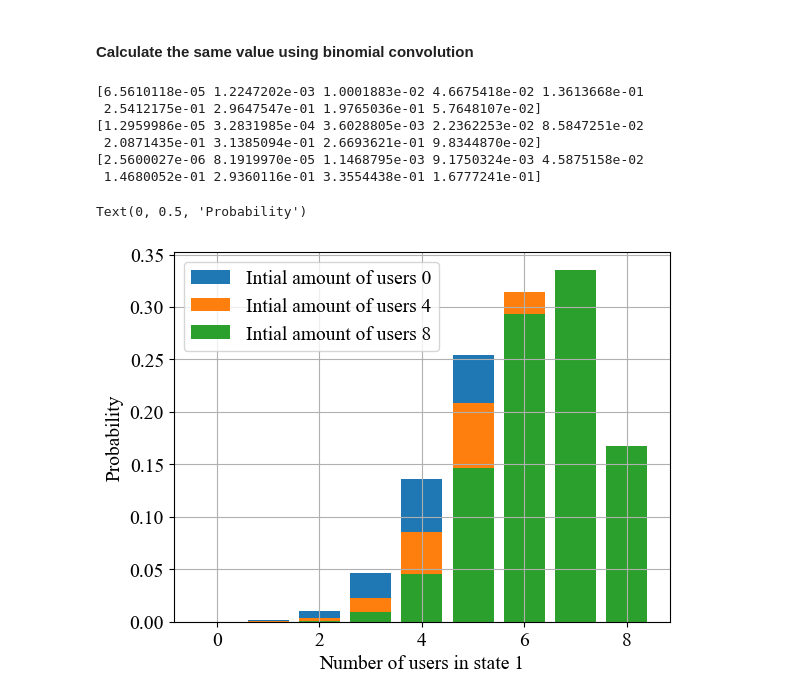
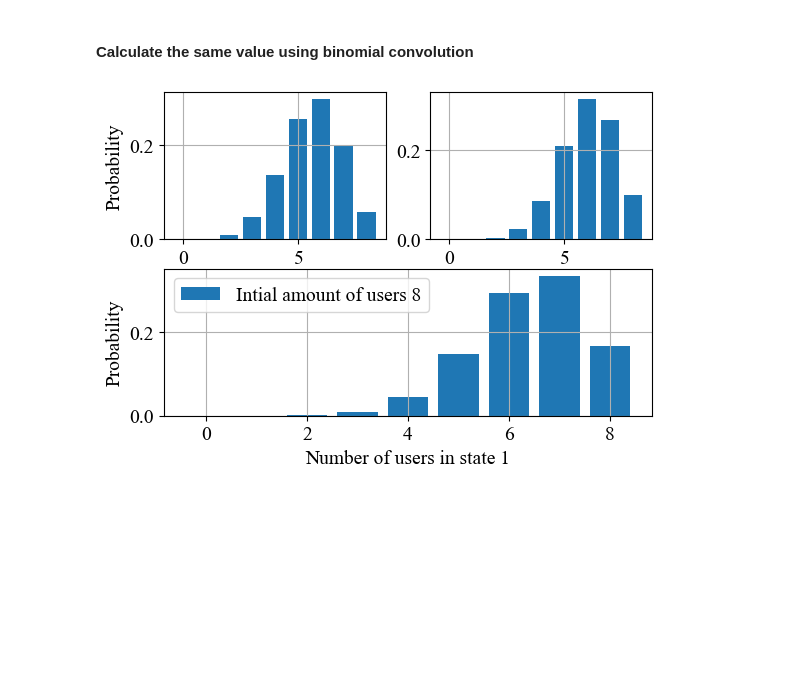
Before and after one commit to AppelEater/P10masters, a Jupyter notebook: visualizers/visualize_demand_and_predictions.ipynb, the cells around one changed output. Saved outputs shown, nothing was run; the diff lists cells and outputs as text; code cells hidden in the pictures; blank space fills up the shorter version.

```diff
--- a/visualizers/visualize_demand_and_predictions.ipynb
+++ b/visualizers/visualize_demand_and_predictions.ipynb
@@ -18,7 +20,7 @@ plt.rcParams['axes.grid'] = True
 plt.rcParams['font.size'] = 14  # change this number to taste
 
 # 4. (Optional) Adjust axes titles and labels separately if you like:
-plt.rcParams['axes.titlesize'] = 16
+plt.rcParams['axes.titlesize'] = 14
 plt.rcParams['axes.labelsize'] = 14
 # %% [markdown]
 ### Illustrate the changes in demand
@@ -123,47 +124,56 @@ plt.show()
 # %% [markdown]
 #### Calculate the same value using binomial convolution
 # %%
+import matplotlib.gridspec as gridspec
+
+fig = plt.figure(figsize=(6.3, 4.2))
+gs = gridspec.GridSpec(2, 2, height_ratios=[1, 1])  # 2 rows, 2 columns
+
+# First row: 2 plots
+ax1 = fig.add_subplot(gs[0, 0])
+ax2 = fig.add_subplot(gs[0, 1])
+
+# Second row: 1 plot spanning both columns
+ax3 = fig.add_subplot(gs[1, 0:2])  # All columns in second row
+
+# List of axes for easy iteration
+axs = [ax1, ax2, ax3]
+
 active_users_in_state_one = jnp.sum(users_states, axis=1)
 key = jax.random.PRNGKey(0)
 
 M = users_states.shape[1]
 
 
-for act_users in active_users_in_state_one:
+for idx, act_users in enumerate(active_users_in_state_one):
     # Number of users in each state
     M1 = act_users
     M2 = M - M1
 
     k1 = jnp.arange(M1+1)
     k2 = jnp.arange(M2+1)
 
 
     # Binomial Distribution of each case
     Binom_from_on_to_on = jax.scipy.stats.binom.pmf(k1, n=M1,p=1-beta)
     Binom_from_off_to_on = jax.scipy.stats.binom.pmf(k2, n=M2, p=alpha)
 
 
     # Convolve the two distributions
     convolved = jax.scipy.signal.convolve(Binom_from_on_to_on, Binom_from_off_to_on, mode='full')
 
 
     # Normalize the convolved distribution
     convolved = convolved / jnp.sum(convolved)
 
 
     # Plot the convolved distribution bar plot
-    plt.bar(jnp.arange(convolved.shape[0]), convolved, label=f'Intial amount of users {act_users}')
+    axs[idx].bar(jnp.arange(convolved.shape[0]), convolved, label=f'Intial amount of users {act_users}')
+    if idx == 0 or idx == 2:
+        axs[idx].set_ylabel('Probability')
+    axs[idx].set_xlabel('Number of users in state 1')
 
 plt.legend()
-plt.xlabel('Number of users in state 1')
-plt.ylabel('Probability')
-plt.savefig("probability_of_users_in_different_states_after_one_step_convolved.pdf",  bbox_inches='tight')
+plt.savefig("probability_of_initial_users_in_different_states_after_one_step_convolved.pdf",  bbox_inches='tight')
 # %% [output]
-[6.5610118e-05 1.2247202e-03 1.0001883e-02 4.6675418e-02 1.3613668e-01
- 2.5412175e-01 2.9647547e-01 1.9765036e-01 5.7648107e-02]
-[1.2959986e-05 3.2831985e-04 3.6028805e-03 2.2362253e-02 8.5847251e-02
- 2.0871435e-01 3.1385094e-01 2.6693621e-01 9.8344870e-02]
-[2.5600027e-06 8.1919970e-05 1.1468795e-03 9.1750324e-03 4.5875158e-02
- 1.4680052e-01 2.9360116e-01 3.3554438e-01 1.6777241e-01]
-Text(0, 0.5, 'Probability')
-[figure, old version]
+[figure, new version]
```
Also changed, not shown: parts of 5 cells of this notebook, 9 other files.
